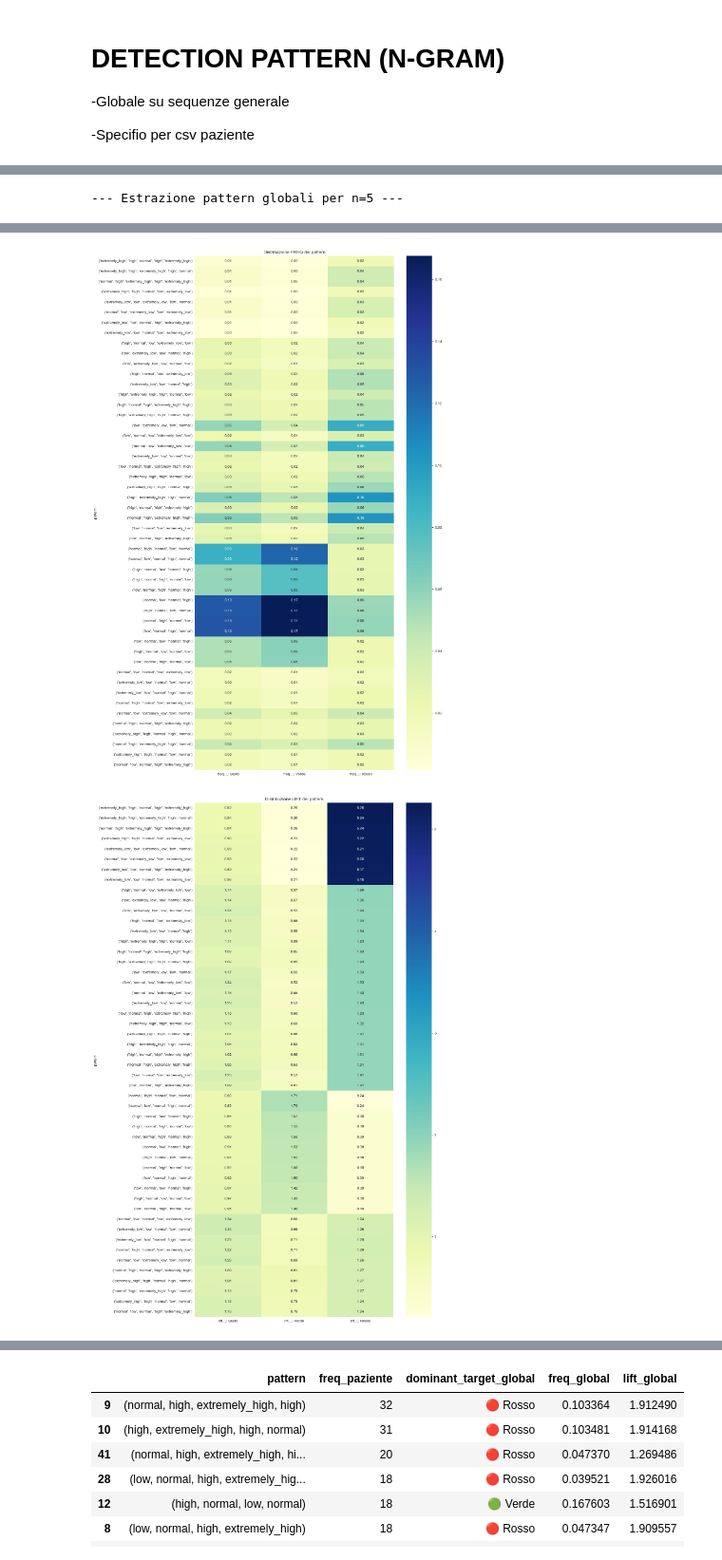
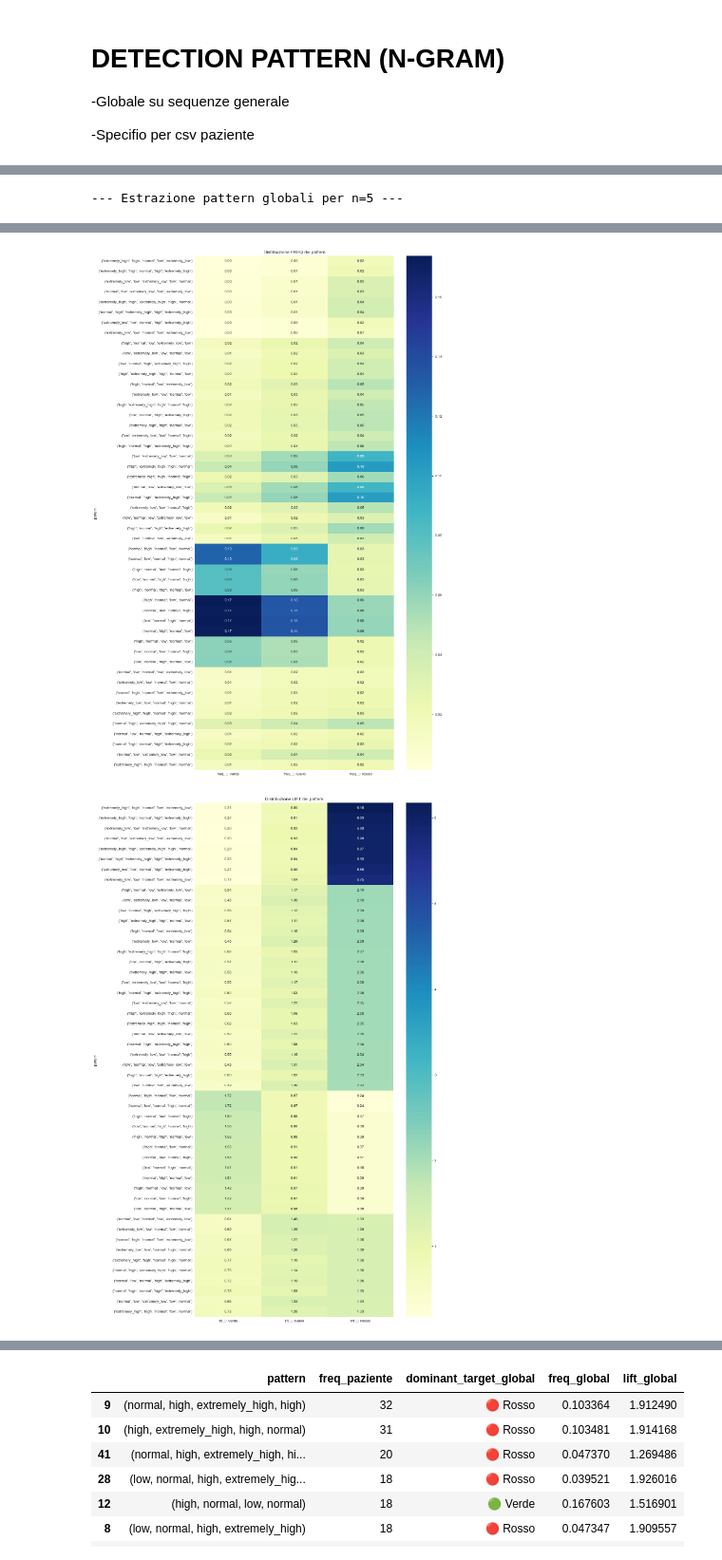
Before and after one commit to LorenzoTucceri/hybrid-cep-lstm-diabetes, a Jupyter notebook: backend-iseql/detection_pattern.ipynb, the cells around one changed output, grey strips where cells are left out. Shown at 95% size. Saved outputs shown, nothing was run; the diff lists cells and outputs as text; code cells hidden in the pictures.

Commit message:
Detection pattern nel sito web

```diff
--- a/backend-iseql/detection_pattern.ipynb
+++ b/backend-iseql/detection_pattern.ipynb
@@ -1715,13 +1701,12 @@ def patient_vs_global_patterns_from_df(df_patient, detection_patterns):
 
     return df_patient
 # %%
-df_long_path = "prepared_ml_datasets/df_long.pkl"
-df_long = pd.read_pickle(df_long_path)
-print("[OK] Dataset ML caricato:", df_long.shape)
-
+#df_long_path = "prepared_ml_datasets/df_long.pkl"
+#df_long = pd.read_pickle(df_long_path)
+df_long = generate_simulated_sequences(G, num_sequences=3000, total_days=45)
 # --- Pattern globali ---
 print("[INFO] BUILD PATTERN GLOBALI SENZA DURATA")
-detection_patterns_no_duration = build_detection_patterns(df_long, n_list=[4,5], top_k=50, use_duration=False)
+detection_patterns_no_duration = build_detection_patterns(df_long, n_list=[4,5], top_k=200, use_duration=False)
 display(detection_patterns_no_duration)
 plot_detection_patterns_heatmap(detection_patterns_no_duration, df_long["target"].unique(), metric="freq")
 plot_detection_patterns_heatmap(detection_patterns_no_duration, df_long["target"].unique(), metric="lift")
@@ -1778,5 +1766,5 @@ display(report_no_duration)
-[figure, old version]
+[figure, new version]
-[figure, old version]
+[figure, new version]
 [INFO] PATTERN PAZIENTE SENZA DURATA
 [INFO] CONFRONTO PATTERN PAZIENTE VS GLOBALI (SENZA DURATA)
 |  | pattern | freq_paziente | dominant_target_global | freq_global | lift_global |
```
Also changed, not shown: parts of 9 cells of this notebook, 8 other files.
